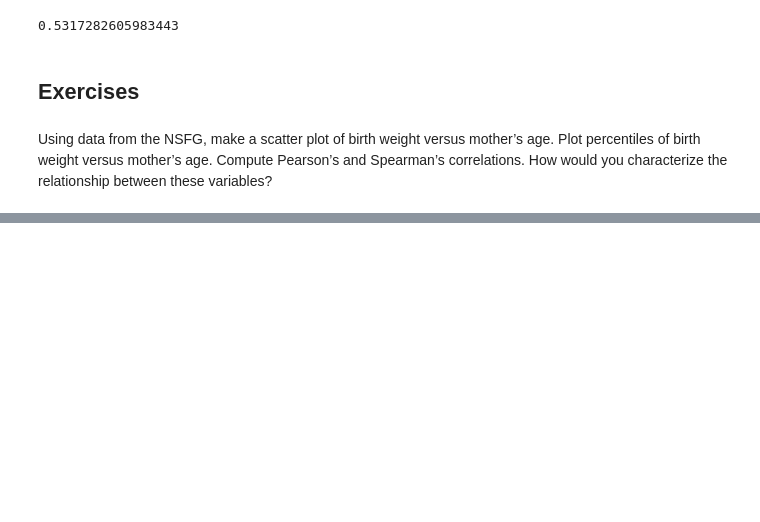
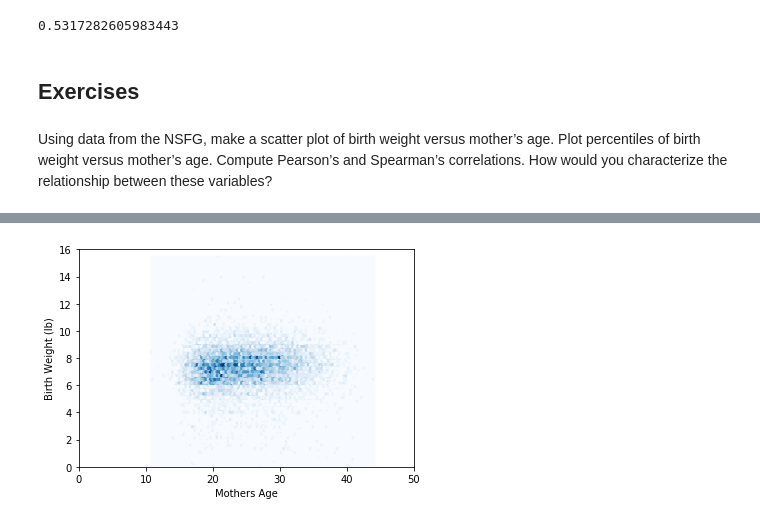
Before and after one commit to rosslogan702/ThinkStats2, a Jupyter notebook: code/chap07ex.ipynb, the cells around one changed output, grey strips where cells are left out. Cells and saved outputs as stored; diff of their text form; code cells hidden in the pictures; blank space fills up the shorter version.

```diff
--- a/code/chap07ex.ipynb
+++ b/code/chap07ex.ipynb
@@ -316,0 +356,8 @@ live = live.dropna(subset=['agepreg', 'totalwgt_lb'])
+# %%
+thinkplot.HexBin(mothers_age, birth_weight_lb)
+thinkplot.Config(xlabel='Mothers Age',
+                 ylabel='Birth Weight (lb)',
+                 axis=[0, 50, 0, 16],
+                 legend=False)
+# %% [output]
+[figure, added]
```
Also changed, not shown: parts of 19 cells of this notebook.
